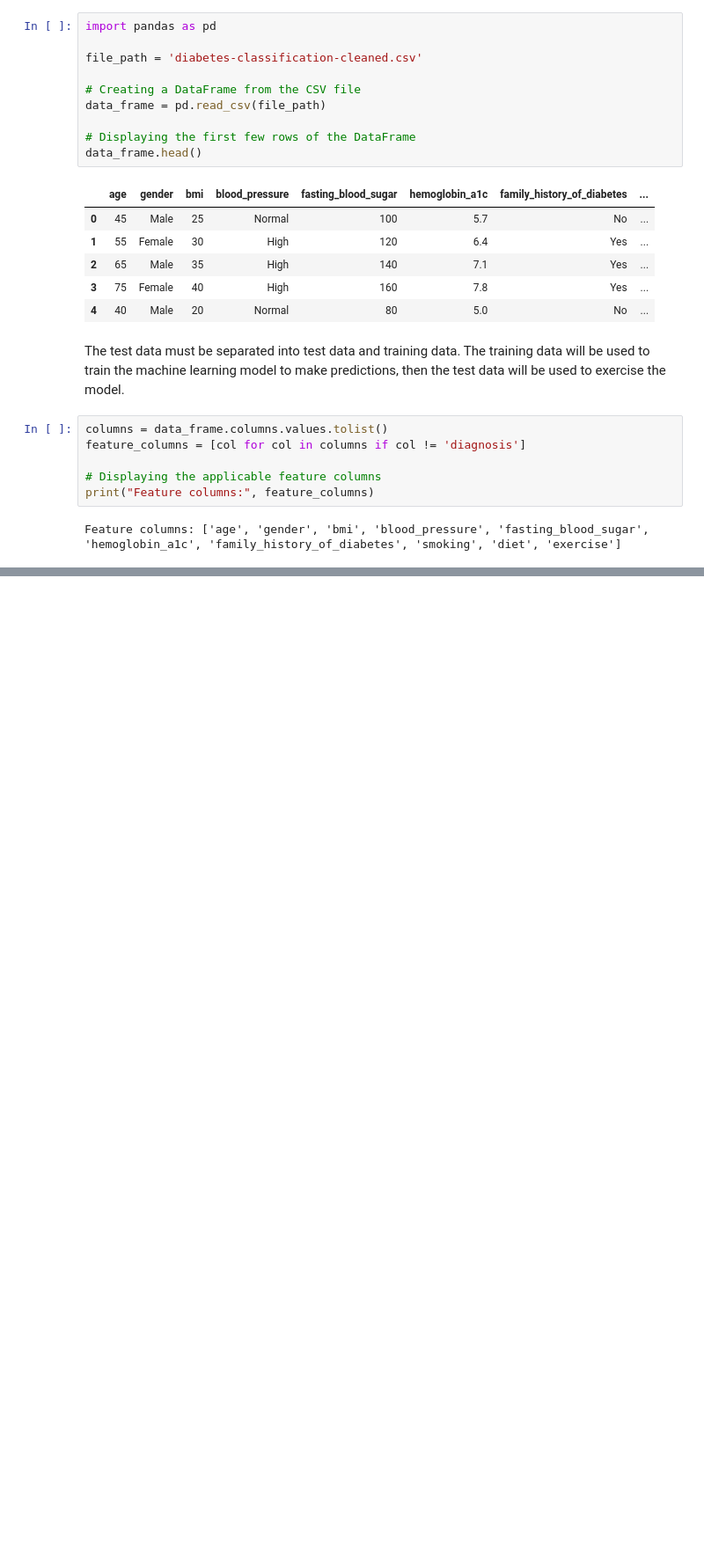
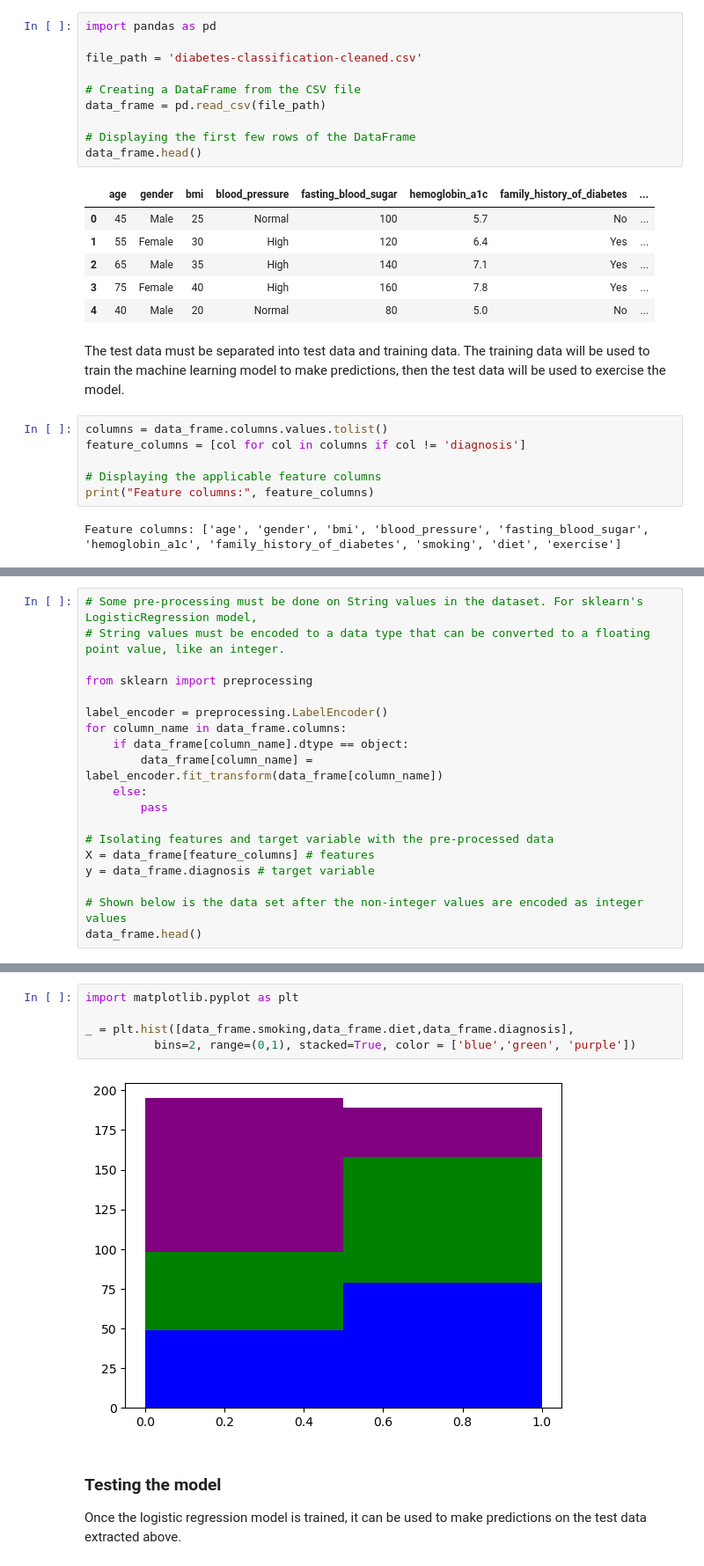
Before and after one commit to BritneyS/diabetes-predictor-ml, a Jupyter notebook: diabetes-predictor.ipynb, the cells around one changed output, grey strips where cells are left out. Shown at 88% size. Saved outputs shown, nothing was run; the diff lists cells and outputs as text; blank space fills up the shorter version.

Commit message:
Trained and ran model + added visualizations

```diff
--- a/diabetes-predictor.ipynb
+++ b/diabetes-predictor.ipynb
@@ -75,3 +75,22 @@ Features:
 126    Yes
 127    Yes
 Name: diagnosis, Length: 128, dtype: object
+# %%
+# Some pre-processing must be done on String values in the dataset. For sklearn's LogisticRegression model,
+# String values must be encoded to a data type that can be converted to a floating point value, like an integer.
+
+from sklearn import preprocessing
+
+label_encoder = preprocessing.LabelEncoder()
+for column_name in data_frame.columns:
+    if data_frame[column_name].dtype == object:
+        data_frame[column_name] = label_encoder.fit_transform(data_frame[column_name])
+    else:
+        pass
+
+# Isolating features and target variable with the pre-processed data
+X = data_frame[feature_columns] # features
+y = data_frame.diagnosis # target variable
+
+# Shown below is the data set after the non-integer values are encoded as integer values
+data_frame.head()
@@ -87,0 +164,11 @@ Test Data Row Count: 32
+# %%
+import matplotlib.pyplot as plt
+
+_ = plt.hist([data_frame.smoking,data_frame.diet,data_frame.diagnosis],
+          bins=2, range=(0,1), stacked=True, color = ['blue','green', 'purple'])
+# %% [output]
+[figure, added]
+# %% [markdown]
+### Testing the model
+
+Once the logistic regression model is trained, it can be used to make predictions on the test data extracted above.
```
Also changed, not shown: parts of 15 cells of this notebook.
